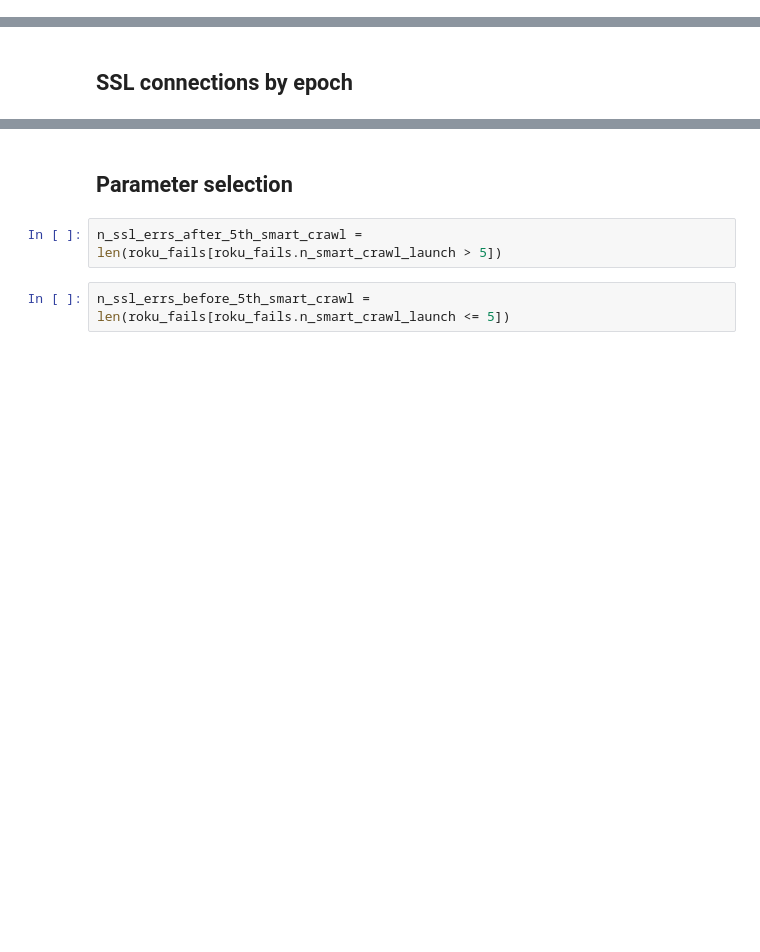
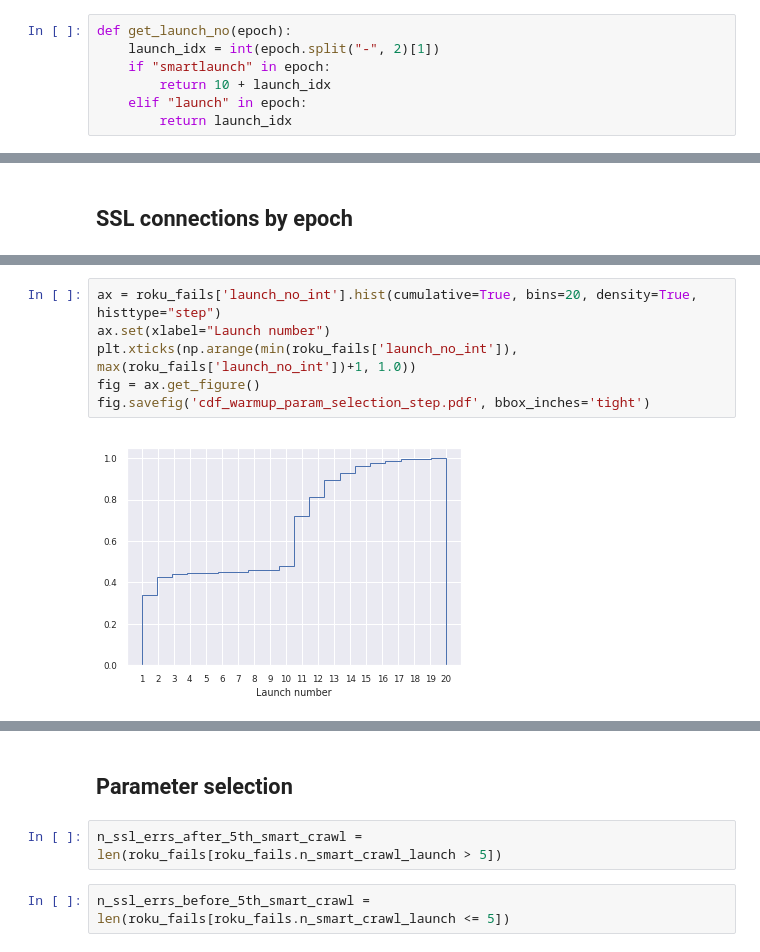
Before and after one commit to citp/ott-tracking, a Jupyter notebook: src/analysis/notebooks/MITM-Warmup-Param-Search.ipynb, the cells around one changed output, grey strips where cells are left out. Cells and saved outputs as stored; diff of their text form; blank space fills up the shorter version.

Commit message:
Update the param search notebook.

```diff
--- a/src/analysis/notebooks/MITM-Warmup-Param-Search.ipynb
+++ b/src/analysis/notebooks/MITM-Warmup-Param-Search.ipynb
@@ -34,3 +25,10 @@ label_set = [i[0] for i in longest_label_set]
 smart_crawl_labels = list(filter(lambda x: 'key-seq' in x, label_set))
 # %% [output]
 Loading timestamp data from /home/gacar/dev/smart-tv/data/roku-data-20190427-014017
+# %%
+def get_launch_no(epoch):
+    launch_idx = int(epoch.split("-", 2)[1])
+    if "smartlaunch" in epoch:
+        return 10 + launch_idx
+    elif "launch" in epoch:
+        return launch_idx
@@ -158,0 +166,8 @@ plot_ssl_by(roku_fails)
+# %%
+ax = roku_fails['launch_no_int'].hist(cumulative=True, bins=20, density=True, histtype="step")
+ax.set(xlabel="Launch number")
+plt.xticks(np.arange(min(roku_fails['launch_no_int']), max(roku_fails['launch_no_int'])+1, 1.0))
+fig = ax.get_figure()
+fig.savefig('cdf_warmup_param_selection_step.pdf', bbox_inches='tight')
+# %% [output]
+[figure, added]
```
Also changed, not shown: parts of 18 cells of this notebook.
